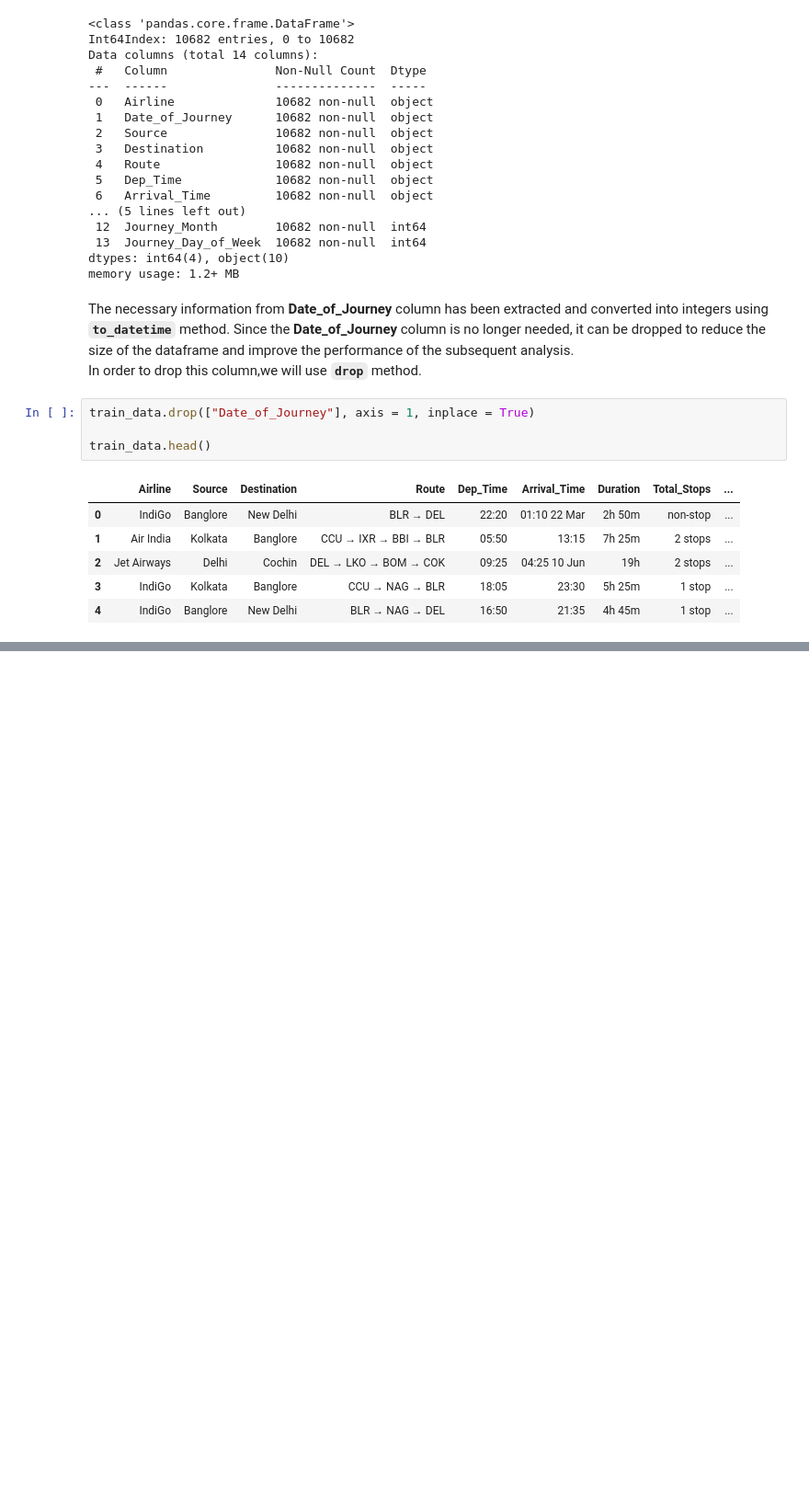
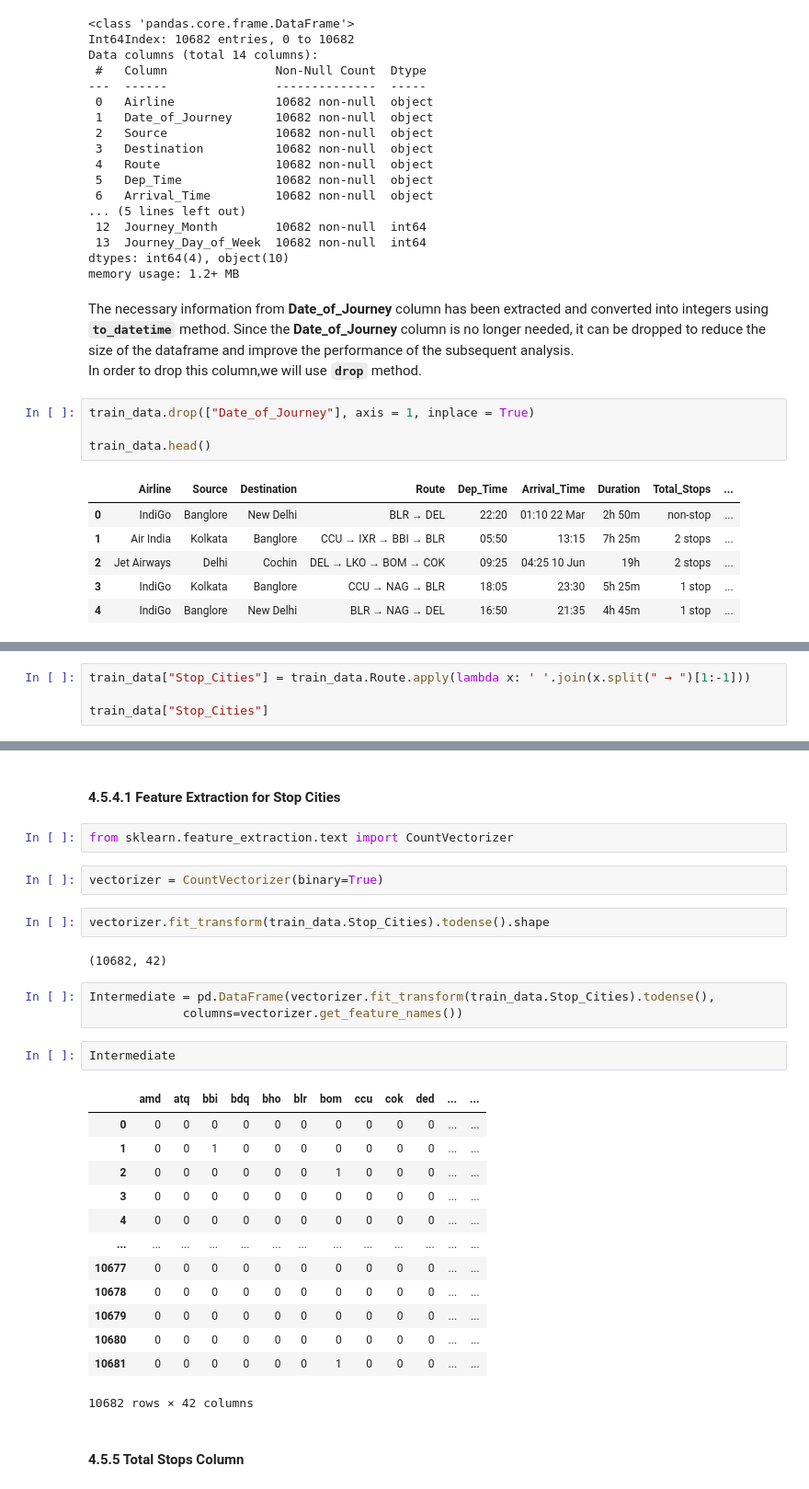
Before and after one commit to manishkr1754/Flight_Price_Prediction_Python, a Jupyter notebook: Flight_Price_Prediction_Random_Forest.ipynb, the cells around one changed output, grey strips where cells are left out. Shown at 92% size. Cells and saved outputs as stored; diff of their text form; blank space fills up the shorter version.

```diff
--- a/Flight_Price_Prediction_Random_Forest.ipynb
+++ b/Flight_Price_Prediction_Random_Forest.ipynb
@@ -214,0 +541,4 @@ train_data.head()
+# %%
+train_data["Stop_Cities"] = train_data.Route.apply(lambda x: ' '.join(x.split(" → ")[1:-1]))
+
+train_data["Stop_Cities"]
@@ -214,0 +574,31 @@ train_data.head()
+# %% [markdown]
+#### 4.5.4.1 Feature Extraction for Stop Cities
+# %%
+from sklearn.feature_extraction.text import CountVectorizer
+# %%
+vectorizer = CountVectorizer(binary=True)
+# %%
+vectorizer.fit_transform(train_data.Stop_Cities).todense().shape
+# %% [output]
+(10682, 42)
+# %%
+Intermediate = pd.DataFrame(vectorizer.fit_transform(train_data.Stop_Cities).todense(),
+             columns=vectorizer.get_feature_names())
+# %%
+Intermediate
+# %% [output]
+|  | amd | atq | bbi | bdq | bho | blr | bom | ccu | cok | ded | ... | ... |
+| 0 | 0 | 0 | 0 | 0 | 0 | 0 | 0 | 0 | 0 | 0 | ... | ... |
+| 1 | 0 | 0 | 1 | 0 | 0 | 0 | 0 | 0 | 0 | 0 | ... | ... |
+| 2 | 0 | 0 | 0 | 0 | 0 | 0 | 1 | 0 | 0 | 0 | ... | ... |
+| 3 | 0 | 0 | 0 | 0 | 0 | 0 | 0 | 0 | 0 | 0 | ... | ... |
+| 4 | 0 | 0 | 0 | 0 | 0 | 0 | 0 | 0 | 0 | 0 | ... | ... |
+| ... | ... | ... | ... | ... | ... | ... | ... | ... | ... | ... | ... | ... |
+| 10677 | 0 | 0 | 0 | 0 | 0 | 0 | 0 | 0 | 0 | 0 | ... | ... |
+| 10678 | 0 | 0 | 0 | 0 | 0 | 0 | 0 | 0 | 0 | 0 | ... | ... |
+| 10679 | 0 | 0 | 0 | 0 | 0 | 0 | 0 | 0 | 0 | 0 | ... | ... |
+| 10680 | 0 | 0 | 0 | 0 | 0 | 0 | 0 | 0 | 0 | 0 | ... | ... |
+| 10681 | 0 | 0 | 0 | 0 | 0 | 0 | 1 | 0 | 0 | 0 | ... | ... |
+10682 rows × 42 columns
+# %% [markdown]
+#### 4.5.5 Total Stops Column
```
Also changed, not shown: parts of 53 cells of this notebook.
